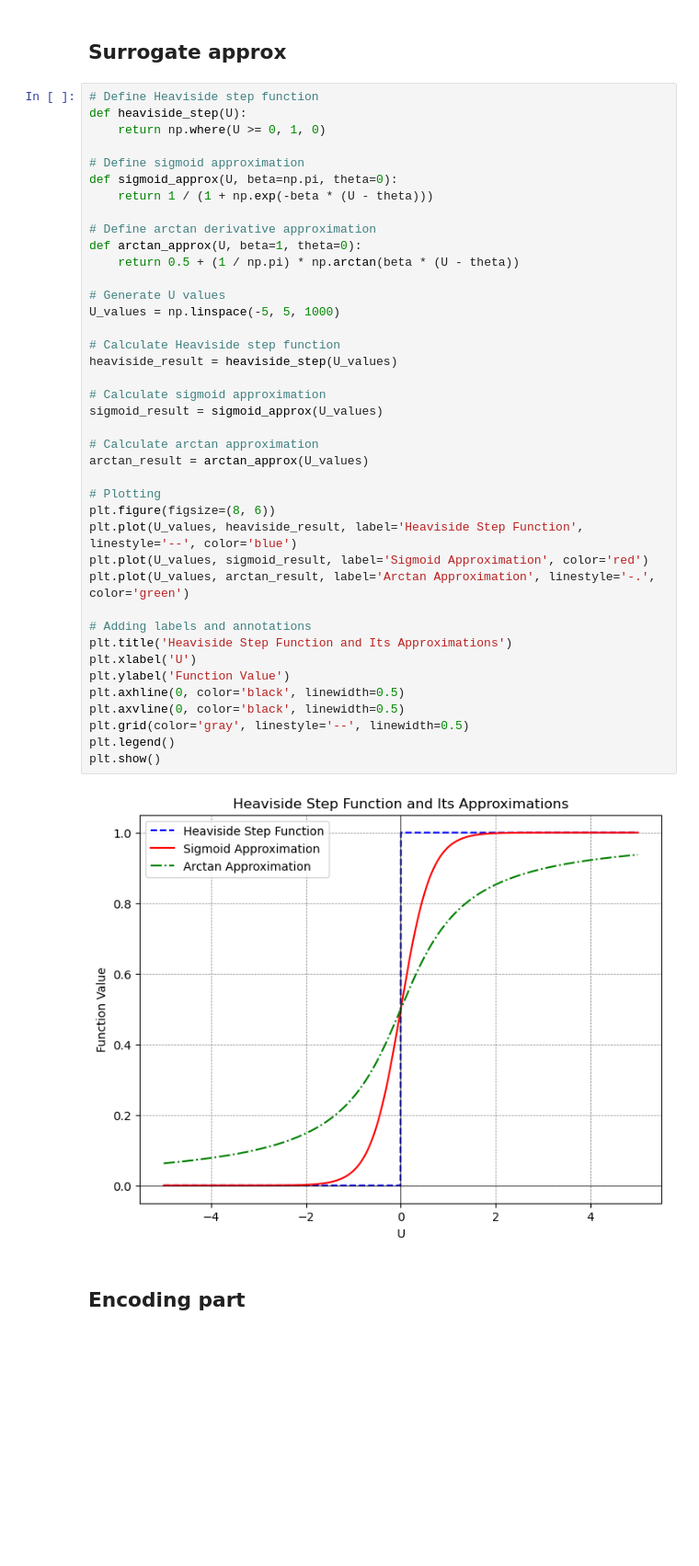
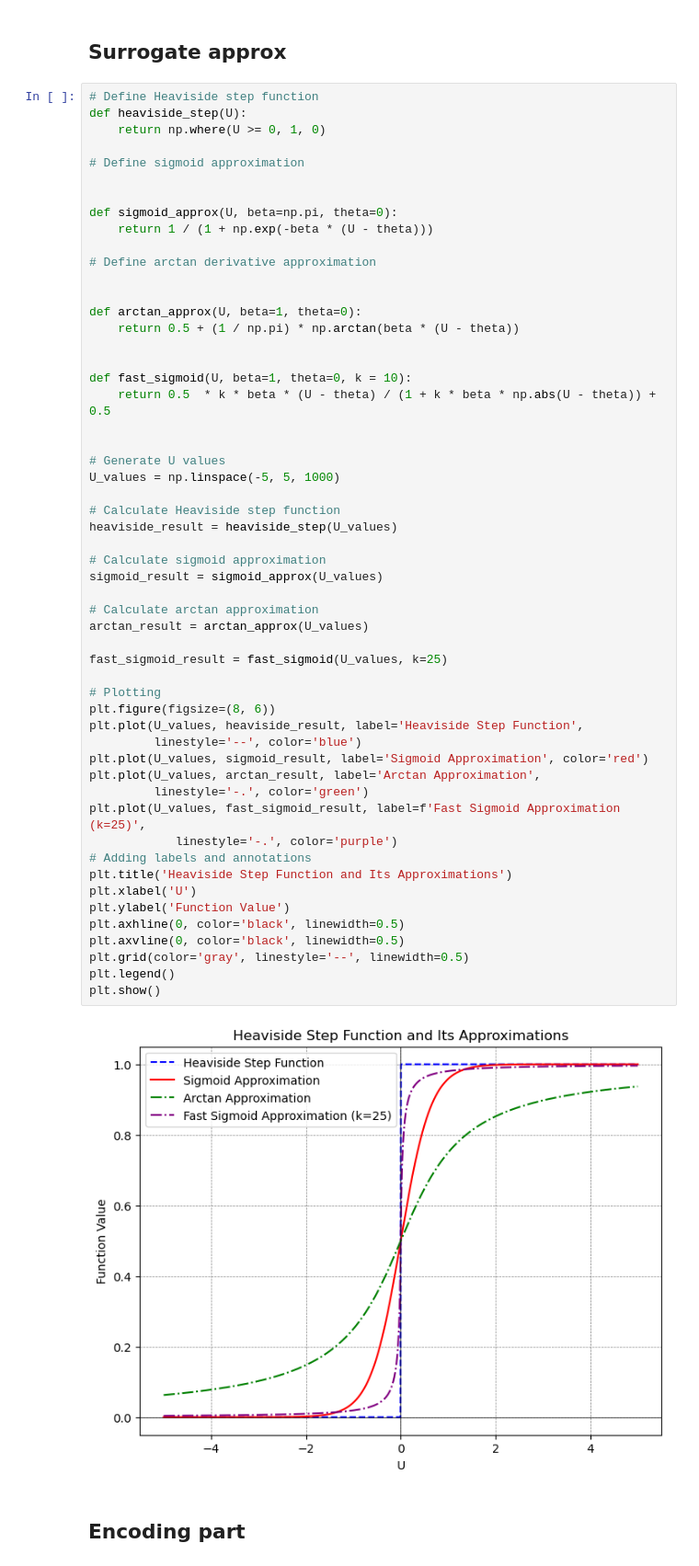
Before and after one commit to LGPolytech/Project_S9, a Jupyter notebook: Latex/Rapport/Rapport 2/code/tool.ipynb, the cells around one changed output. Shown at 92% size. Saved outputs shown, nothing was run; the diff lists cells and outputs as text; blank space fills up the shorter version.

```diff
--- a/Latex/Rapport/Rapport 2/code/tool.ipynb
+++ b/Latex/Rapport/Rapport 2/code/tool.ipynb
@@ -9,42 +9,56 @@ def heaviside_step(U):
     return np.where(U >= 0, 1, 0)
 
 # Define sigmoid approximation
+
+
 def sigmoid_approx(U, beta=np.pi, theta=0):
     return 1 / (1 + np.exp(-beta * (U - theta)))
 
 # Define arctan derivative approximation
+
+
 def arctan_approx(U, beta=1, theta=0):
     return 0.5 + (1 / np.pi) * np.arctan(beta * (U - theta))
+
+
+def fast_sigmoid(U, beta=1, theta=0, k = 10):
+    return 0.5  * k * beta * (U - theta) / (1 + k * beta * np.abs(U - theta)) + 0.5
+
 
 # Generate U values
 U_values = np.linspace(-5, 5, 1000)
 
 # Calculate Heaviside step function
 heaviside_result = heaviside_step(U_values)
 
 # Calculate sigmoid approximation
 sigmoid_result = sigmoid_approx(U_values)
 
 # Calculate arctan approximation
 arctan_result = arctan_approx(U_values)
 
+fast_sigmoid_result = fast_sigmoid(U_values, k=25)
+
 # Plotting
 plt.figure(figsize=(8, 6))
-plt.plot(U_values, heaviside_result, label='Heaviside Step Function', linestyle='--', color='blue')
+plt.plot(U_values, heaviside_result, label='Heaviside Step Function',
+         linestyle='--', color='blue')
 plt.plot(U_values, sigmoid_result, label='Sigmoid Approximation', color='red')
-plt.plot(U_values, arctan_result, label='Arctan Approximation', linestyle='-.', color='green')
-
+plt.plot(U_values, arctan_result, label='Arctan Approximation',
+         linestyle='-.', color='green')
+plt.plot(U_values, fast_sigmoid_result, label=f'Fast Sigmoid Approximation (k=25)',
+            linestyle='-.', color='purple')
 # Adding labels and annotations
 plt.title('Heaviside Step Function and Its Approximations')
 plt.xlabel('U')
 plt.ylabel('Function Value')
 plt.axhline(0, color='black', linewidth=0.5)
 plt.axvline(0, color='black', linewidth=0.5)
 plt.grid(color='gray', linestyle='--', linewidth=0.5)
 plt.legend()
 plt.show()
 # %% [output]
-[figure, old version]
+[figure, new version]
 # %% [markdown]
 ## Encoding part
 # %%
```
Also changed, not shown: parts of 6 cells of this notebook, 32 other files.
